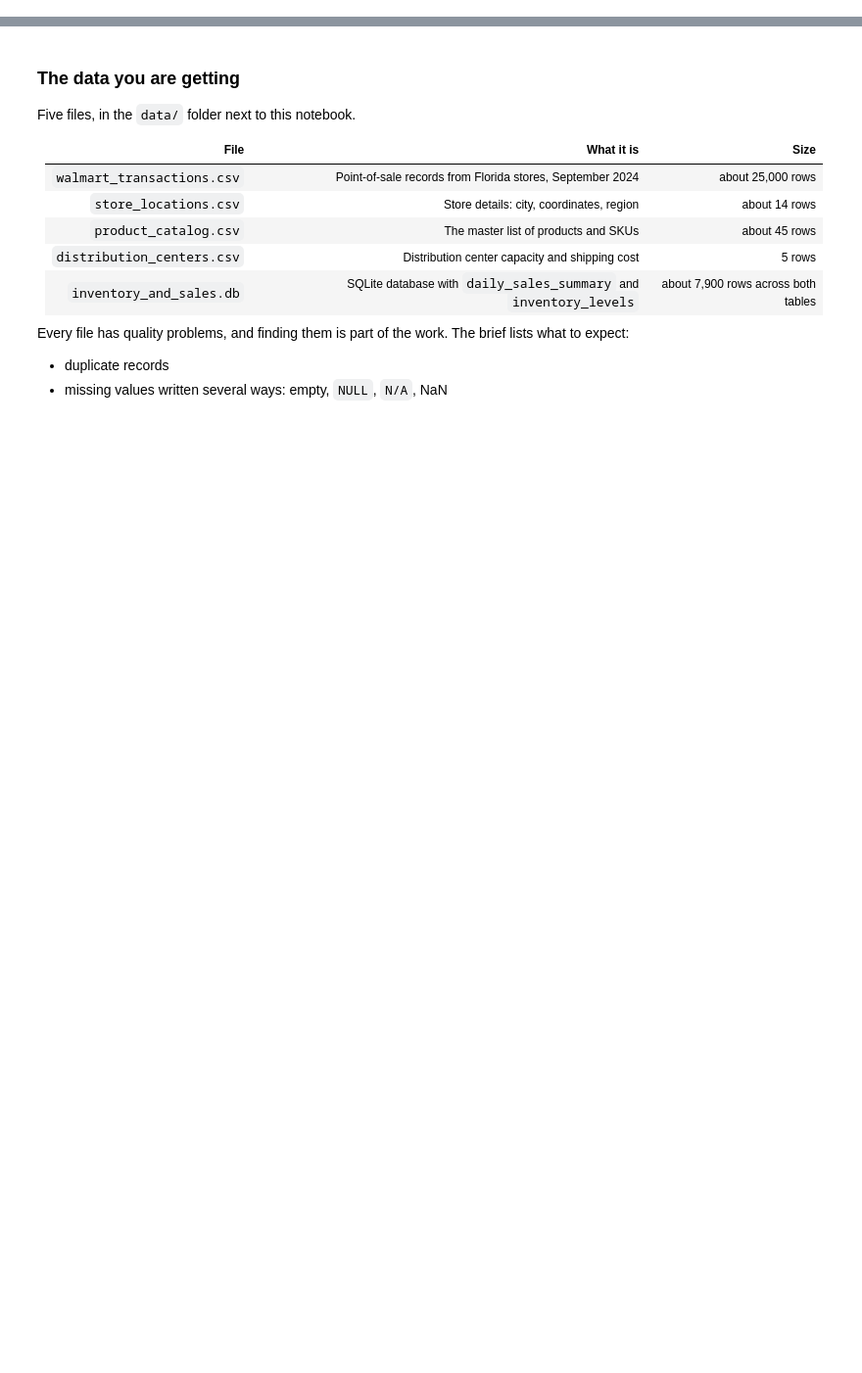
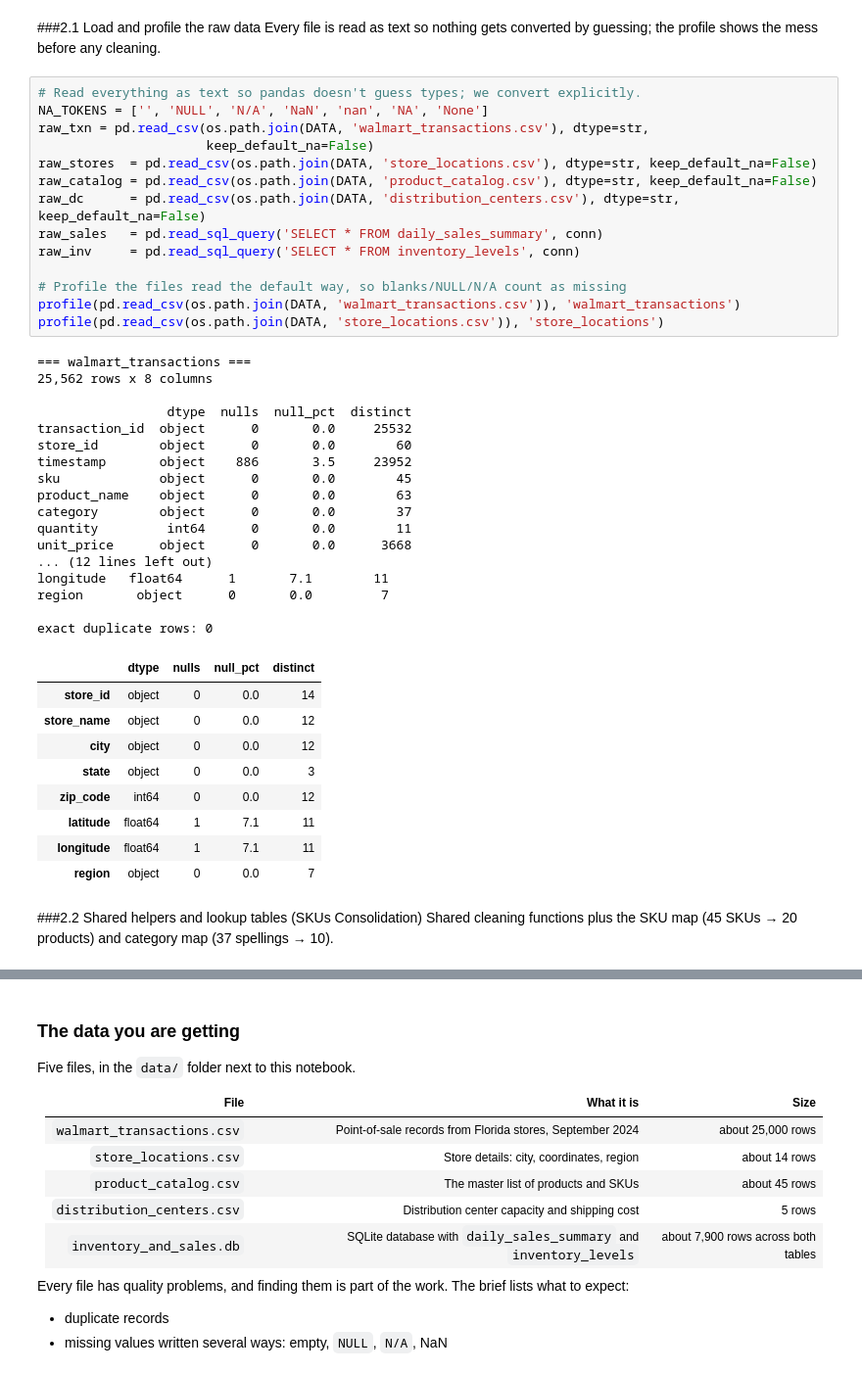
Before and after one commit to elijahschoeniger-cpu/Walmart-Project-1-, a Jupyter notebook: notebooks/team_notebook.ipynb, the cells around one changed output, grey strips where cells are left out. Shown at 98% size. Cells and saved outputs as stored; diff of their text form; blank space fills up the shorter version.

```diff
--- a/notebooks/team_notebook.ipynb
+++ b/notebooks/team_notebook.ipynb
@@ -20,0 +68,47 @@ Resolving deltas: 100% (74/74), done.
+# %% [markdown]
+###2.1 Load and profile the raw data
+Every file is read as text so nothing gets converted by guessing; the profile shows the mess before any cleaning.
+# %%
+# Read everything as text so pandas doesn't guess types; we convert explicitly.
+NA_TOKENS = ['', 'NULL', 'N/A', 'NaN', 'nan', 'NA', 'None']
+raw_txn = pd.read_csv(os.path.join(DATA, 'walmart_transactions.csv'), dtype=str,
+                      keep_default_na=False)
+raw_stores  = pd.read_csv(os.path.join(DATA, 'store_locations.csv'), dtype=str, keep_default_na=False)
+raw_catalog = pd.read_csv(os.path.join(DATA, 'product_catalog.csv'), dtype=str, keep_default_na=False)
+raw_dc      = pd.read_csv(os.path.join(DATA, 'distribution_centers.csv'), dtype=str, keep_default_na=False)
+raw_sales   = pd.read_sql_query('SELECT * FROM daily_sales_summary', conn)
+raw_inv     = pd.read_sql_query('SELECT * FROM inventory_levels', conn)
+
+# Profile the files read the default way, so blanks/NULL/N/A count as missing
+profile(pd.read_csv(os.path.join(DATA, 'walmart_transactions.csv')), 'walmart_transactions')
+profile(pd.read_csv(os.path.join(DATA, 'store_locations.csv')), 'store_locations')
+# %% [output]
+=== walmart_transactions ===
+25,562 rows x 8 columns
+
+                 dtype  nulls  null_pct  distinct
+transaction_id  object      0       0.0     25532
+store_id        object      0       0.0        60
+timestamp       object    886       3.5     23952
+sku             object      0       0.0        45
+product_name    object      0       0.0        63
+category        object      0       0.0        37
+quantity         int64      0       0.0        11
+unit_price      object      0       0.0      3668
+... (12 lines left out)
+longitude   float64      1       7.1        11
+region       object      0       0.0         7
+
+exact duplicate rows: 0
+|  | dtype | nulls | null_pct | distinct |
+| store_id | object | 0 | 0.0 | 14 |
+| store_name | object | 0 | 0.0 | 12 |
+| city | object | 0 | 0.0 | 12 |
+| state | object | 0 | 0.0 | 3 |
+| zip_code | int64 | 0 | 0.0 | 12 |
+| latitude | float64 | 1 | 7.1 | 11 |
+| longitude | float64 | 1 | 7.1 | 11 |
+| region | object | 0 | 0.0 | 7 |
+# %% [markdown]
+###2.2 Shared helpers and lookup tables (SKUs Consolidation)
+Shared cleaning functions plus the SKU map (45 SKUs → 20 products) and category map (37 spellings → 10).
```
Also changed, not shown: parts of 44 cells of this notebook.
